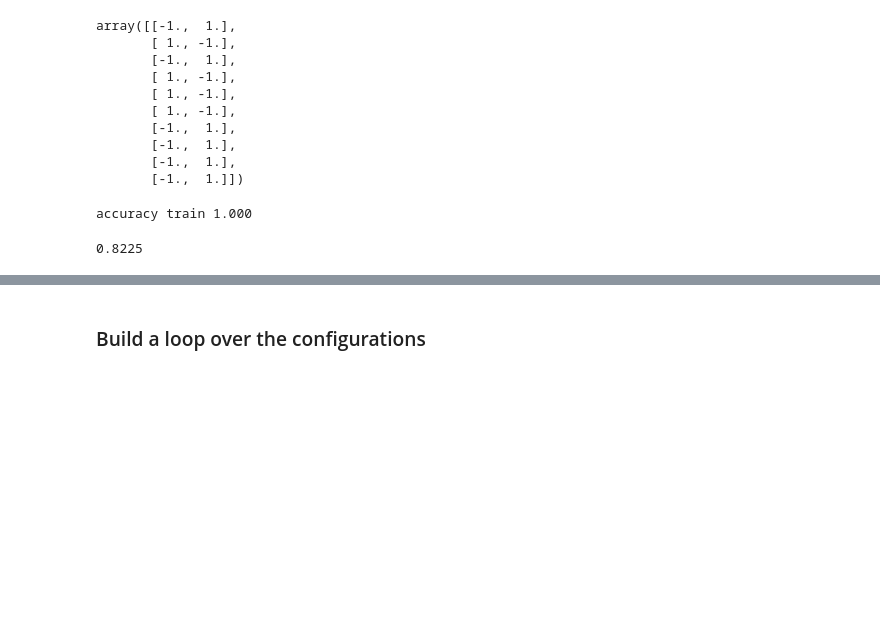
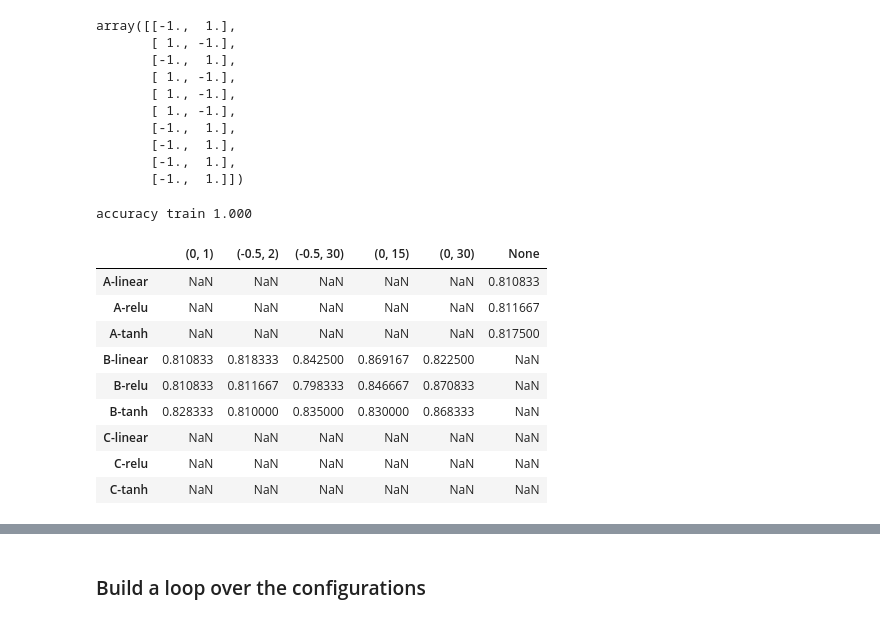
Before and after one commit to andresperez86/deepLaerning-, a Jupyter notebook: U2.09 - [TALLER] - Multimodal architectures.ipynb, the cells around one changed output, grey strips where cells are left out. Cells and saved outputs as stored; diff of their text form; code cells hidden in the pictures; blank space fills up the shorter version.

```diff
--- a/U2.09 - [TALLER] - Multimodal architectures.ipynb
+++ b/U2.09 - [TALLER] - Multimodal architectures.ipynb
@@ -244,17 +244,29 @@ array([[-1.,  1.],
        [-1.,  1.],
        [-1.,  1.]])
 # %%
-#def get_accuracyB(activationfunct="linear",location="1", k_0=0, k_1=0):
-X_train_extra, X_test_extra = get_X_extra(y_train, y_test, k0=-0.5, k1=2)
-model = get_model_B(input_dim=X.shape[1], extra_info_dim=X_train_extra.shape[1], s1=50, s2=30, s3=20, s3_activation="linear")#activationfunct
-model.fit([X_train, X_train_extra], y_train_oh, epochs=200, batch_size=32, validation_data=([X_test, X_test_extra], y_test_oh), verbose=0)
-preds_train = model.predict([X_train, X_train_extra]).argmax(axis=1)
-preds_test = model.predict([X_test, X_test_extra]).argmax(axis=1)
-print("accuracy train %.3f"%(np.mean(preds_train==y_train)))
-accuracy=np.mean(preds_test==y_test)
-#return
-accuracy
+def get_accuracyB(activationfunct="linear",location="1", k_0=0, k_1=0):
+  X_train_extra, X_test_extra = get_X_extra(y_train, y_test, k0=k_0, k1=k_1)
+  model = get_model_B(input_dim=X.shape[1], extra_info_dim=X_train_extra.shape[1], s1=50, s2=30, s3=20, s3_activation=activationfunct )#activationfunct
+  model.fit([X_train, X_train_extra], y_train_oh, epochs=200, batch_size=32, validation_data=([X_test, X_test_extra], y_test_oh), verbose=0)
+  preds_train = model.predict([X_train, X_train_extra]).argmax(axis=1)
+  preds_test = model.predict([X_test, X_test_extra]).argmax(axis=1)
+  print("accuracy train %.3f"%(np.mean(preds_train==y_train)))
+  accuracy=np.mean(preds_test==y_test)
+  return  accuracy
 #model = get_model_C(input_dim=X.shape[1], extra_info_dim=X_train_extra.shape[1], s1=50, s2=30, s3=20, s3_activation="tanh")
-# %% [output]
-accuracy train 1.000
-0.8225
+# %%
+acc=get_accuracyB(activationfunct="tanh", k_0=0, k_1=30)
+r_test.iloc[5][4]=acc
+r_test
+# %% [output]
+accuracy train 1.000
+|  | (0, 1) | (-0.5, 2) | (-0.5, 30) | (0, 15) | (0, 30) | None |
+| A-linear | NaN | NaN | NaN | NaN | NaN | 0.810833 |
+| A-relu | NaN | NaN | NaN | NaN | NaN | 0.811667 |
+| A-tanh | NaN | NaN | NaN | NaN | NaN | 0.817500 |
+| B-linear | 0.810833 | 0.818333 | 0.842500 | 0.869167 | 0.822500 | NaN |
+| B-relu | 0.810833 | 0.811667 | 0.798333 | 0.846667 | 0.870833 | NaN |
+| B-tanh | 0.828333 | 0.810000 | 0.835000 | 0.830000 | 0.868333 | NaN |
+| C-linear | NaN | NaN | NaN | NaN | NaN | NaN |
+| C-relu | NaN | NaN | NaN | NaN | NaN | NaN |
+| C-tanh | NaN | NaN | NaN | NaN | NaN | NaN |
```
Also changed, not shown: parts of 7 cells of this notebook.
